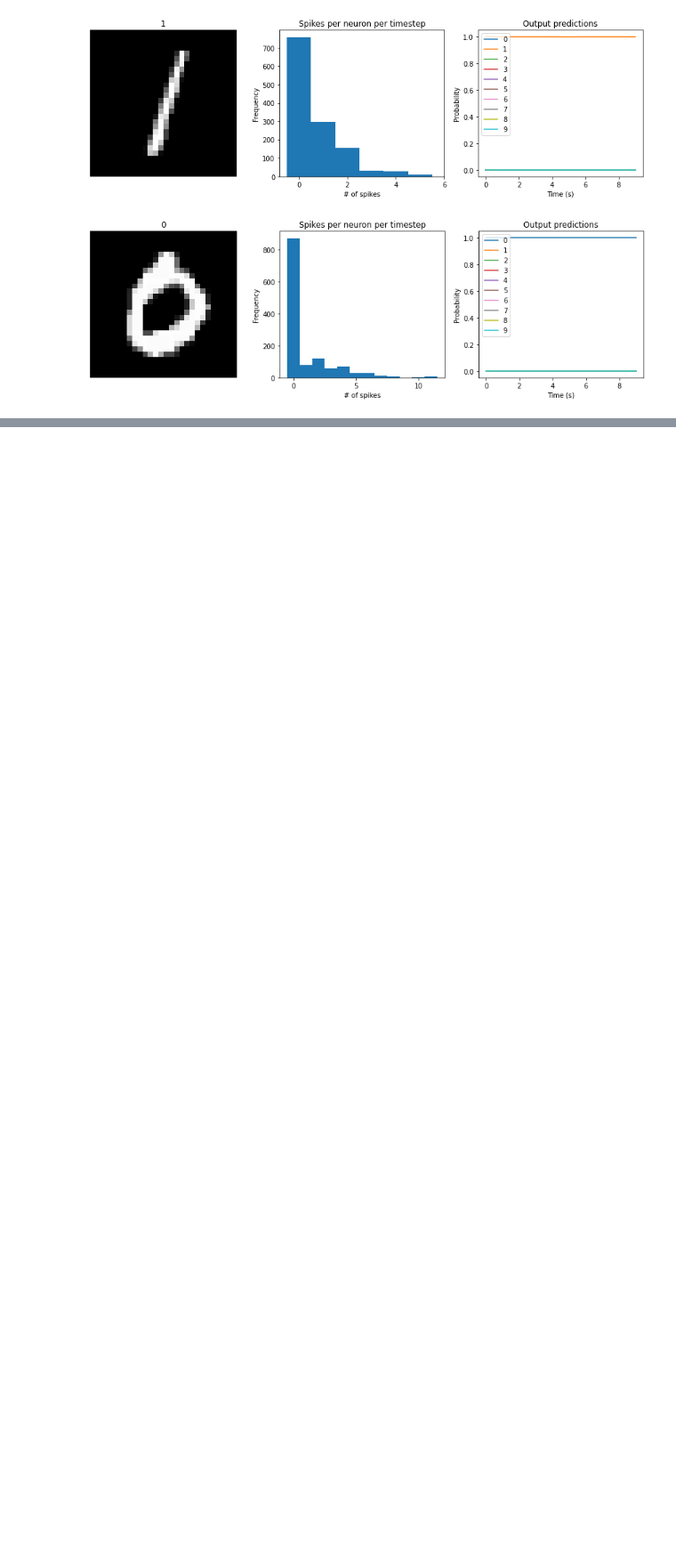
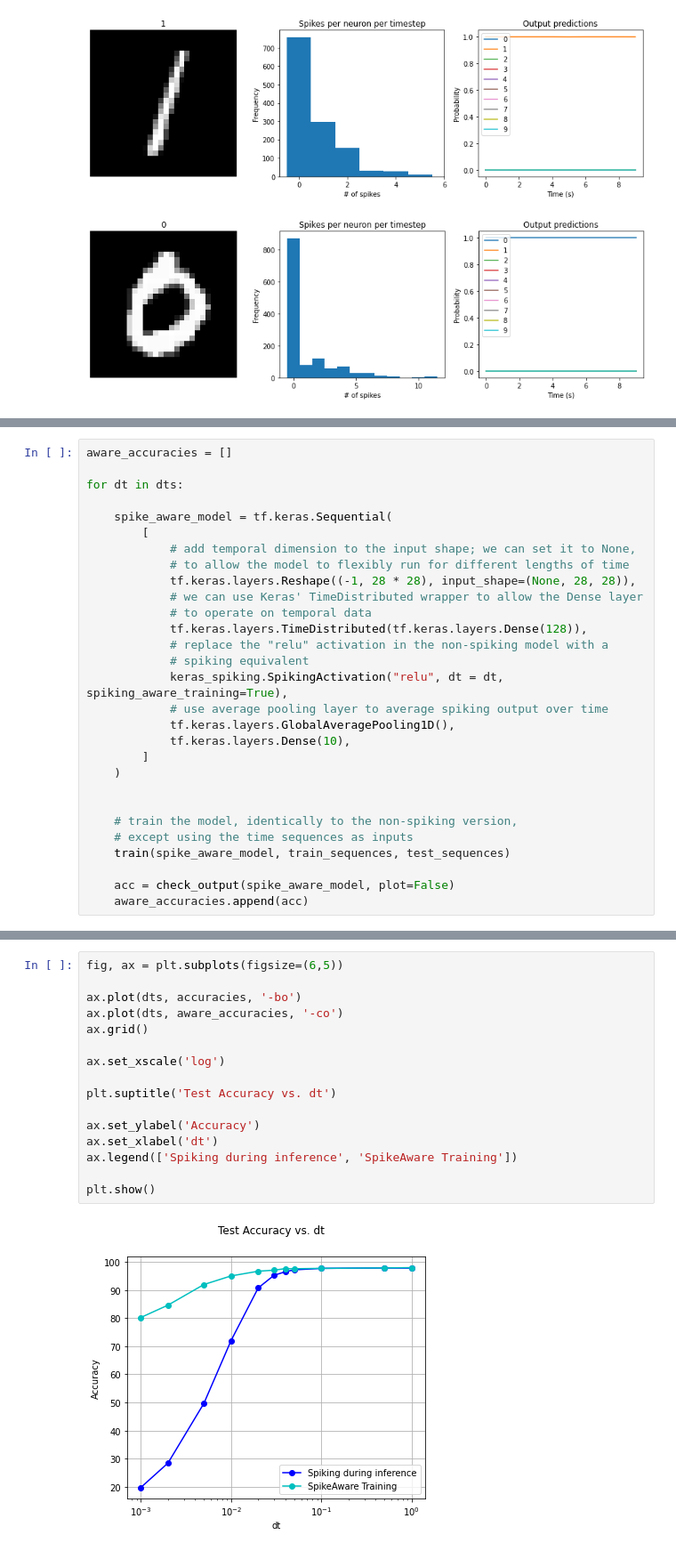
Before and after one commit to justinborromeo/syde-552-project, a Jupyter notebook: experiments/changing_dt.ipynb, the cells around one changed output, grey strips where cells are left out. Shown at 89% size. Saved outputs shown, nothing was run; the diff lists cells and outputs as text; blank space fills up the shorter version.

```diff
--- a/experiments/changing_dt.ipynb
+++ b/experiments/changing_dt.ipynb
@@ -453,0 +366,29 @@ array([-0.07113712, -0.1401567 , -0.07744301, -0.04087323,  0.05962092,
+# %%
+aware_accuracies = []
+
+for dt in dts:
+
+    spike_aware_model = tf.keras.Sequential(
+        [
+            # add temporal dimension to the input shape; we can set it to None,
+            # to allow the model to flexibly run for different lengths of time
+            tf.keras.layers.Reshape((-1, 28 * 28), input_shape=(None, 28, 28)),
+            # we can use Keras' TimeDistributed wrapper to allow the Dense layer
+            # to operate on temporal data
+            tf.keras.layers.TimeDistributed(tf.keras.layers.Dense(128)),
+            # replace the "relu" activation in the non-spiking model with a
+            # spiking equivalent
+            keras_spiking.SpikingActivation("relu", dt = dt, spiking_aware_training=True),
+            # use average pooling layer to average spiking output over time
+            tf.keras.layers.GlobalAveragePooling1D(),
+            tf.keras.layers.Dense(10),
+        ]
+    )
+
+
+    # train the model, identically to the non-spiking version,
+    # except using the time sequences as inputs
+    train(spike_aware_model, train_sequences, test_sequences)
+
+    acc = check_output(spike_aware_model, plot=False)
+    aware_accuracies.append(acc)
@@ -453,0 +437,18 @@ array([-0.07113712, -0.1401567 , -0.07744301, -0.04087323,  0.05962092,
+# %%
+fig, ax = plt.subplots(figsize=(6,5))
+
+ax.plot(dts, accuracies, '-bo')
+ax.plot(dts, aware_accuracies, '-co')
+ax.grid()
+
+ax.set_xscale('log')
+
+plt.suptitle('Test Accuracy vs. dt')
+
+ax.set_ylabel('Accuracy')
+ax.set_xlabel('dt')
+ax.legend(['Spiking during inference', 'SpikeAware Training'])
+
+plt.show()
+# %% [output]
+[figure, added]
```
Also changed, not shown: parts of 14 cells of this notebook, 2 other files.
